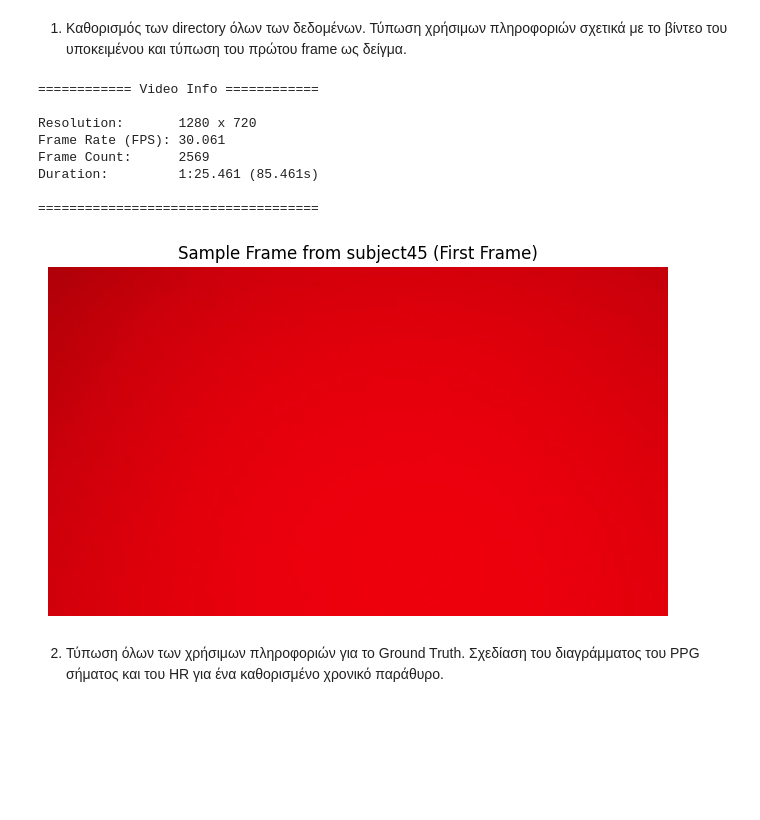
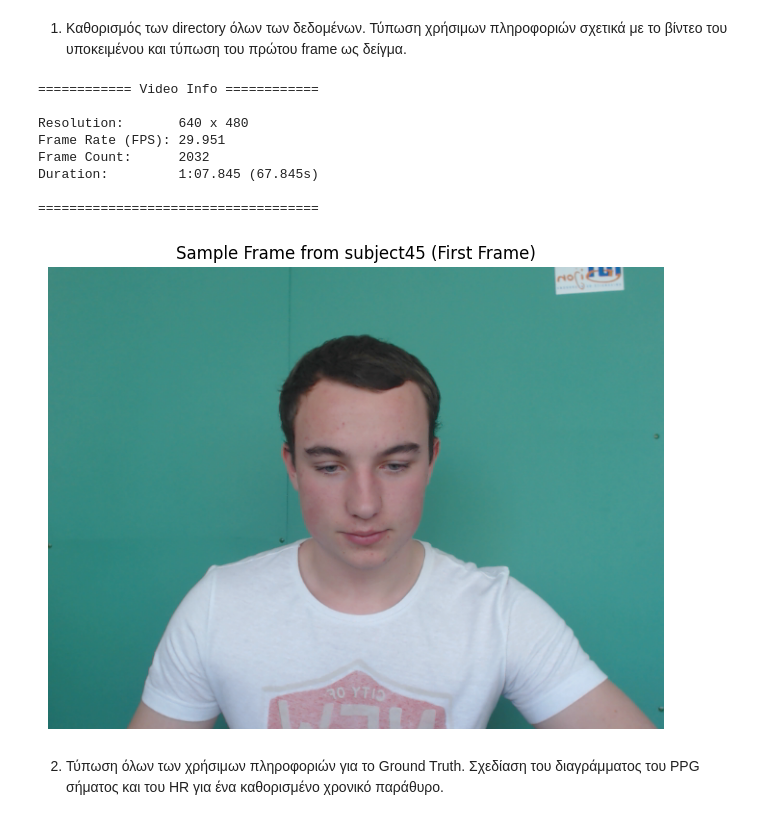
Before and after one commit to iliaxant/HR_Extraction_from_Video, a Jupyter notebook: HR_Extraction_from_Video.ipynb, the cells around one changed output. Cells and saved outputs as stored; diff of their text form; code cells hidden in the pictures; blank space fills up the shorter version.

```diff
--- a/HR_Extraction_from_Video.ipynb
+++ b/HR_Extraction_from_Video.ipynb
@@ -80,7 +80,6 @@ gt_path = os.path.join(subject_path, 'ground_truth.txt')
 # video_path = os.path.join(subject_path, 'vid.avi')
 # gt_path = os.path.join(subject_path, 'gtdump.xmp')
 
-video_path = f'/content/Ilias_finger.mp4'
 
 cap = cv2.VideoCapture(video_path)
 
@@ -94,38 +93,38 @@ video_duration_secs = frame_count / fps
 
 cap.release()
 
 frame_rgb = cv2.cvtColor(frame_bgr, cv2.COLOR_BGR2RGB)
 
 minutes = int(video_duration_secs // 60)
 seconds = int(video_duration_secs % 60)
 milliseconds = round((video_duration_secs - int(video_duration_secs)) * 1000)
 
 video_duration_full_time = f"{minutes}:{seconds:02d}.{milliseconds:03d}"
 
 print("============ Video Info ============\n")
 
 print(f"Resolution:       {width} x {height}")
 print(f"Frame Rate (FPS): {fps:.3f}")
 print(f"Frame Count:      {frame_count}")
 print(f"Duration:         {video_duration_full_time} ({video_duration_secs:.3f}s)\n")
 
 print("====================================\n")
 
 plt.figure(figsize=(8, 6))
 plt.imshow(frame_rgb)
 plt.title(f"Sample Frame from subject{num} (First Frame)")
 plt.axis('off')
 plt.show()
 # %% [output]
 ============ Video Info ============
 
-Resolution:       1280 x 720
-Frame Rate (FPS): 30.061
-Frame Count:      2569
-Duration:         1:25.461 (85.461s)
+Resolution:       640 x 480
+Frame Rate (FPS): 29.951
+Frame Count:      2032
+Duration:         1:07.845 (67.845s)
 
 ====================================
-[figure, old version]
+[figure, new version]
 # %% [markdown]
 2) Τύπωση όλων των χρήσιμων πληροφοριών για το Ground Truth. Σχεδίαση του διαγράμματος του PPG σήματος και του HR για ένα καθορισμένο χρονικό παράθυρο.
 # %%
```
Also changed, not shown: parts of 5 cells of this notebook.
